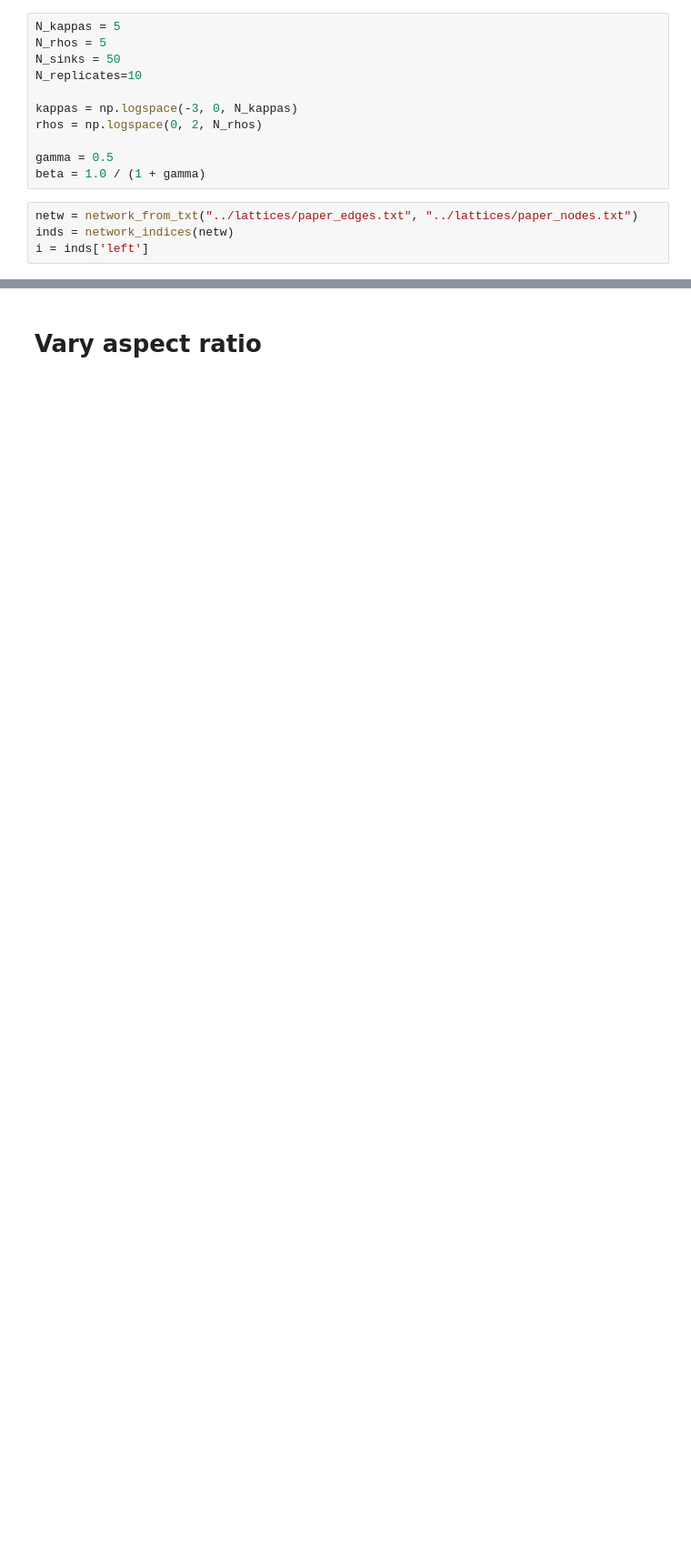
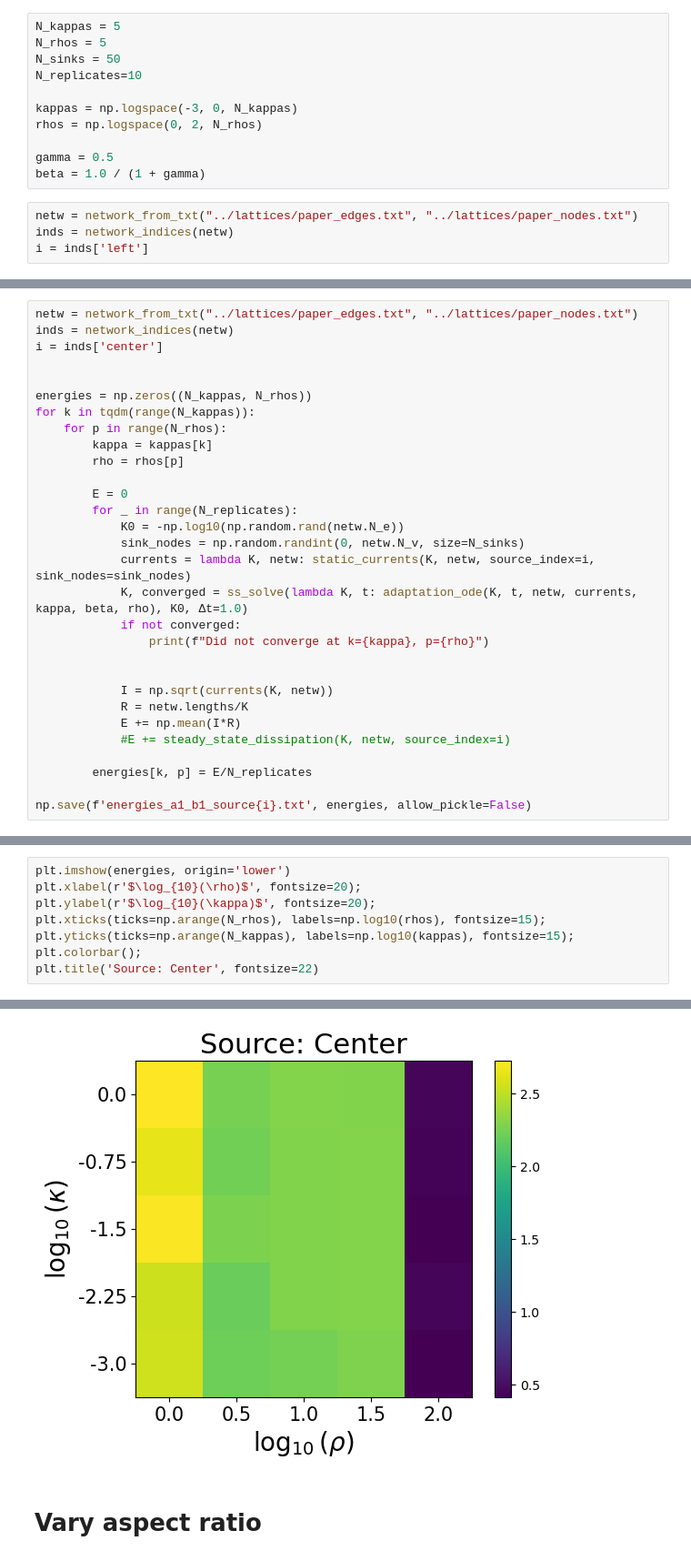
Before and after one commit to ellamichelleking/networks, a Jupyter notebook: src/Phase_Diagrams.ipynb, the cells around one changed output, grey strips where cells are left out. Shown: that part at 91% size. Drawn from its saved outputs; the diff is of its cells as text; blank space fills up the shorter version.

Commit message:
Notebook to create phase diagrams

```diff
--- a/src/Phase_Diagrams.ipynb
+++ b/src/Phase_Diagrams.ipynb
@@ -71,0 +136,30 @@ array([[2.70019265, 2.15321448, 2.22491369, 2.26746096, 0.48473547],
+# %%
+netw = network_from_txt("../lattices/paper_edges.txt", "../lattices/paper_nodes.txt")
+inds = network_indices(netw)
+i = inds['center']
+
+
+energies = np.zeros((N_kappas, N_rhos))
+for k in tqdm(range(N_kappas)):
+    for p in range(N_rhos):
+        kappa = kappas[k]
+        rho = rhos[p]
+
+        E = 0
+        for _ in range(N_replicates):
+            K0 = -np.log10(np.random.rand(netw.N_e))
+            sink_nodes = np.random.randint(0, netw.N_v, size=N_sinks)
+            currents = lambda K, netw: static_currents(K, netw, source_index=i, sink_nodes=sink_nodes)
+            K, converged = ss_solve(lambda K, t: adaptation_ode(K, t, netw, currents, kappa, beta, rho), K0, Δt=1.0)
+            if not converged:
+                print(f"Did not converge at k={kappa}, p={rho}")
+
+
+            I = np.sqrt(currents(K, netw))
+            R = netw.lengths/K
+            E += np.mean(I*R)
+            #E += steady_state_dissipation(K, netw, source_index=i)
+
+        energies[k, p] = E/N_replicates
+
+np.save(f'energies_a1_b1_source{i}.txt', energies, allow_pickle=False)
@@ -71,0 +168,9 @@ array([[2.70019265, 2.15321448, 2.22491369, 2.26746096, 0.48473547],
+# %%
+plt.imshow(energies, origin='lower')
+plt.xlabel(r'$\log_{10}(\rho)$', fontsize=20);
+plt.ylabel(r'$\log_{10}(\kappa)$', fontsize=20);
+plt.xticks(ticks=np.arange(N_rhos), labels=np.log10(rhos), fontsize=15);
+plt.yticks(ticks=np.arange(N_kappas), labels=np.log10(kappas), fontsize=15);
+plt.colorbar();
+plt.title('Source: Center', fontsize=22)
+# %% [output]
@@ -72,3 +178,4 @@ array([[2.70019265, 2.15321448, 2.22491369, 2.26746096, 0.48473547],
+[figure, added]
 # %% [markdown]
 # Vary aspect ratio
 # %%
```
Also changed, not shown: parts of 17 cells of this notebook.
